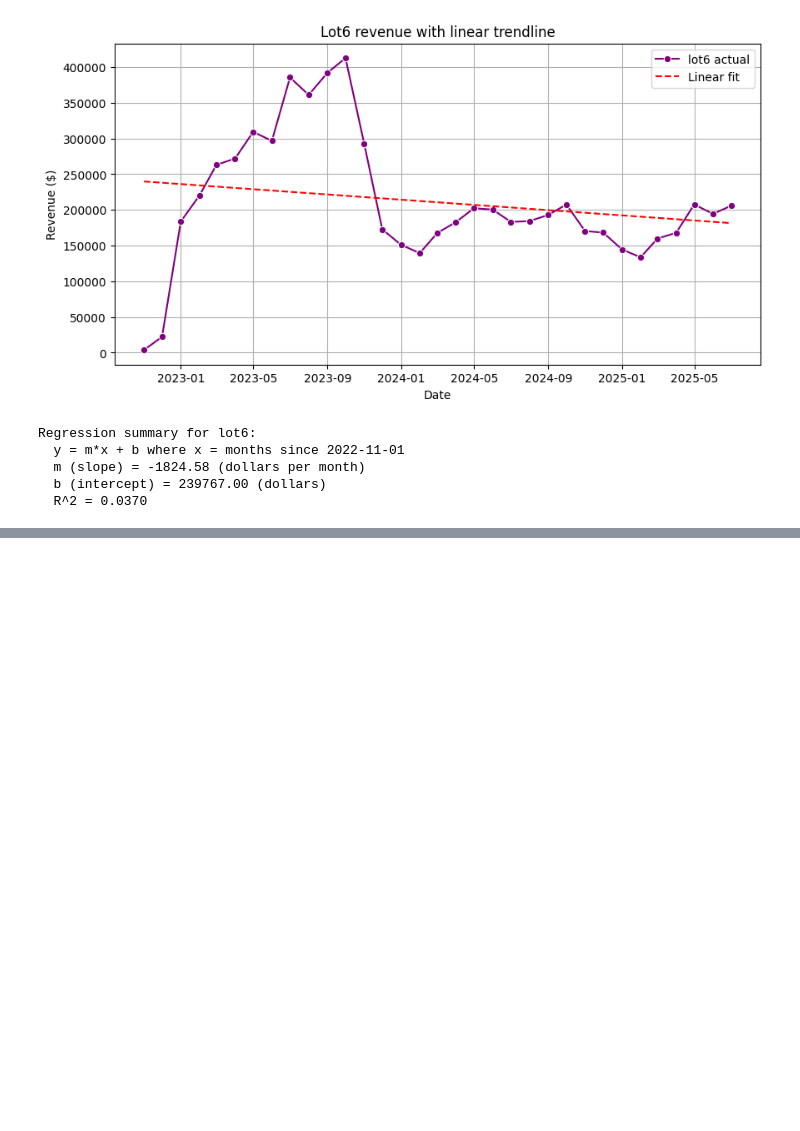
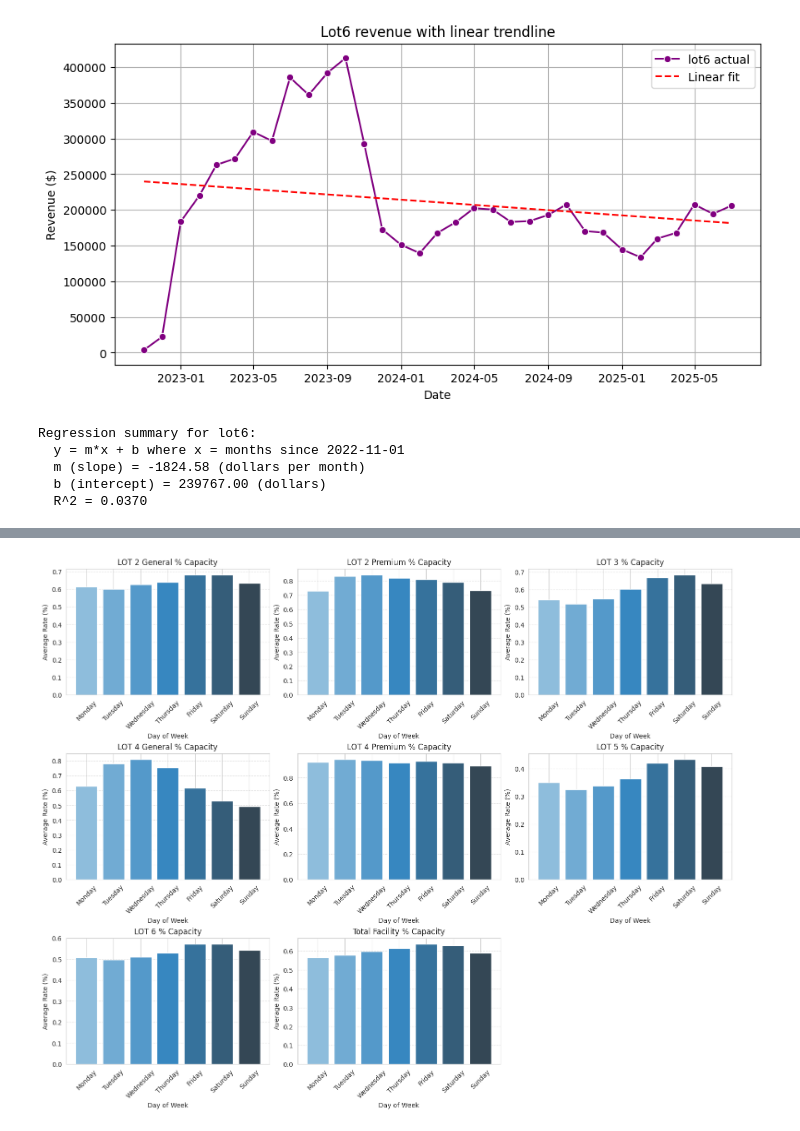
Before and after one commit to doom-boy/Ontario-Competition-Project, a Jupyter notebook: ontarioCompetitionWorkspace.ipynb, the cells around one changed output, grey strips where cells are left out. Drawn from its saved outputs; the diff is of its cells as text; code cells hidden in the pictures; blank space fills up the shorter version.

Commit message:
prediction stuff

```diff
--- a/ontarioCompetitionWorkspace.ipynb
+++ b/ontarioCompetitionWorkspace.ipynb
@@ -410,0 +551,3 @@ Regression summary for lot6:
+# %%
+df = pd.read_csv("prediction_occupancy_2026.csv")
+display(df.info())
@@ -410,0 +586,44 @@ Regression summary for lot6:
+# %%
+
+# --- Prepare data ---
+df['Date'] = pd.to_datetime(df['date'], errors='coerce')
+df = df.sort_values('Date')
+
+
+pct_cols = [col for col in df.columns if '%' in str(col)]
+df_rates = df[['Date'] + pct_cols].melt(
+    id_vars='Date', var_name='Rate Type', value_name='Rate'
+)
+df_rates = df_rates[df_rates['Rate'].notna()]
+df_rates['Day of Week'] = df_rates['Date'].dt.day_name()
+day_order = ['Monday', 'Tuesday', 'Wednesday', 'Thursday', 'Friday', 'Saturday', 'Sunday']
+
+# --- Plot ---
+n_cols = 3
+n_rows = -(-len(pct_cols) // n_cols)  # ceil division
+fig, axes = plt.subplots(n_rows, n_cols, figsize=(5*n_cols, 4*n_rows), constrained_layout=True)
+axes = axes.flatten()
+
+# Create a nice blue gradient palette for 7 days
+colors = sns.color_palette("Blues_d", 7)
+
+for i, col in enumerate(pct_cols):
+    ax = axes[i]
+    # Compute average rate by day
+    data = df_rates[df_rates['Rate Type'] == col].groupby('Day of Week')['Rate'].mean().reindex(day_order)
+    # Plot bars using colors directly
+    ax.bar(data.index, data.values, color=colors)
+    ax.set_title(col)
+    ax.set_xlabel('Day of Week')
+    ax.set_ylabel('Average Rate (%)')
+    ax.set_xticks(range(len(day_order)))
+    ax.set_xticklabels(day_order, rotation=45)
+    ax.grid(axis='y', linestyle='--', alpha=0.5)
+
+# Remove empty subplots
+for j in range(i+1, len(axes)):
+    fig.delaxes(axes[j])
+
+plt.show()
+# %% [output]
+[figure, added]
```
Also changed, not shown: parts of 18 cells of this notebook, 2 other files.
